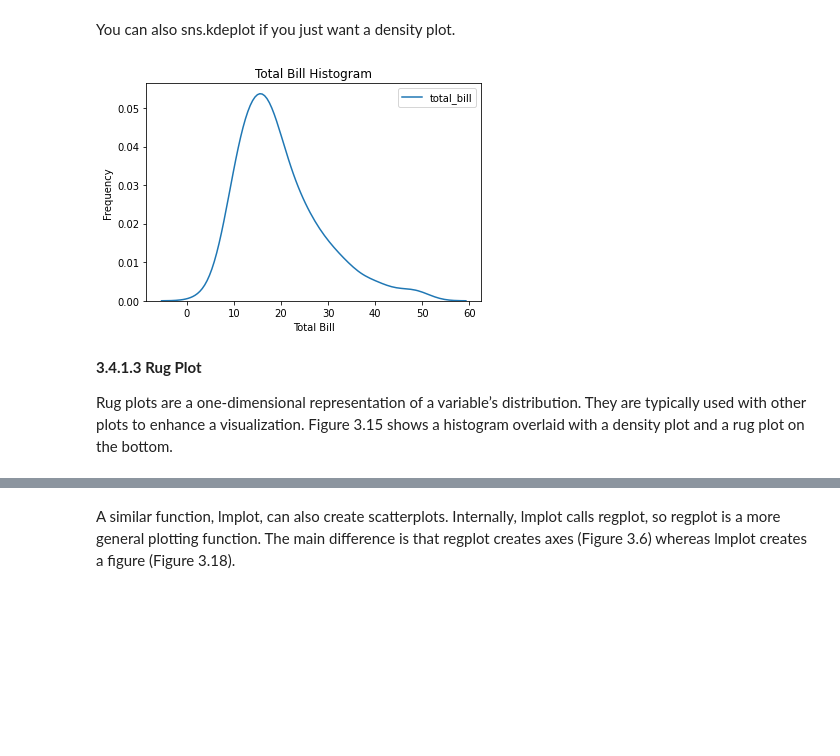
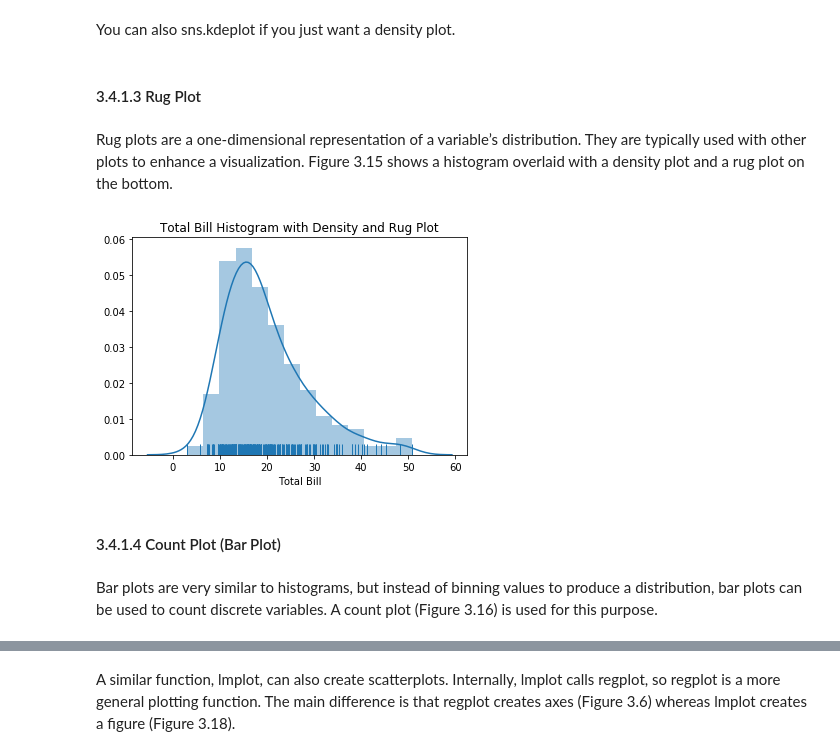
Before and after one commit to A2A1/PANDAS-FOR-EVERYONE, a Jupyter notebook: PANDAS - 3.4 SEABORN.ipynb, the cells around one changed output, grey strips where cells are left out. Cells and saved outputs as stored; diff of their text form; code cells hidden in the pictures; blank space fills up the shorter version.

```diff
--- a/PANDAS - 3.4 SEABORN.ipynb
+++ b/PANDAS - 3.4 SEABORN.ipynb
@@ -63,16 +70,18 @@ plt.show()
 # %% [markdown]
 You can also sns.kdeplot if you just want a density plot.
+# %% [markdown]
+#### 3.4.1.3 Rug Plot
+# %% [markdown]
+Rug plots are a one-dimensional representation of a variable’s distribution. They are typically used with other plots to enhance a visualization. Figure 3.15 shows a histogram overlaid with a density plot and a rug plot on the bottom.
 # %%
-hist, ax = plt.subplots()
-ax = sns.kdeplot(tips['total_bill'])
-ax.set_title('Total Bill Histogram')
+hist_den_rug, ax = plt.subplots()
+ax = sns.distplot(tips['total_bill'], rug=True)
+ax.set_title('Total Bill Histogram with Density and Rug Plot')
 ax.set_xlabel('Total Bill')
-ax.set_ylabel('Frequency')
-
 plt.show()
 # %% [output]
-[figure, old version]
+[figure, new version]
-# %% [markdown]
-**3.4.1.3 Rug Plot**
-
-Rug plots are a one-dimensional representation of a variable’s distribution. They are typically used with other plots to enhance a visualization. Figure 3.15 shows a histogram overlaid with a density plot and a rug plot on the bottom.
+# %% [markdown]
+#### 3.4.1.4 Count Plot (Bar Plot)
+# %% [markdown]
+Bar plots are very similar to histograms, but instead of binning values to produce a distribution, bar plots can be used to count discrete variables. A count plot (Figure 3.16) is used for this purpose.
```
Also changed, not shown: parts of 68 cells of this notebook, 1 other file.
